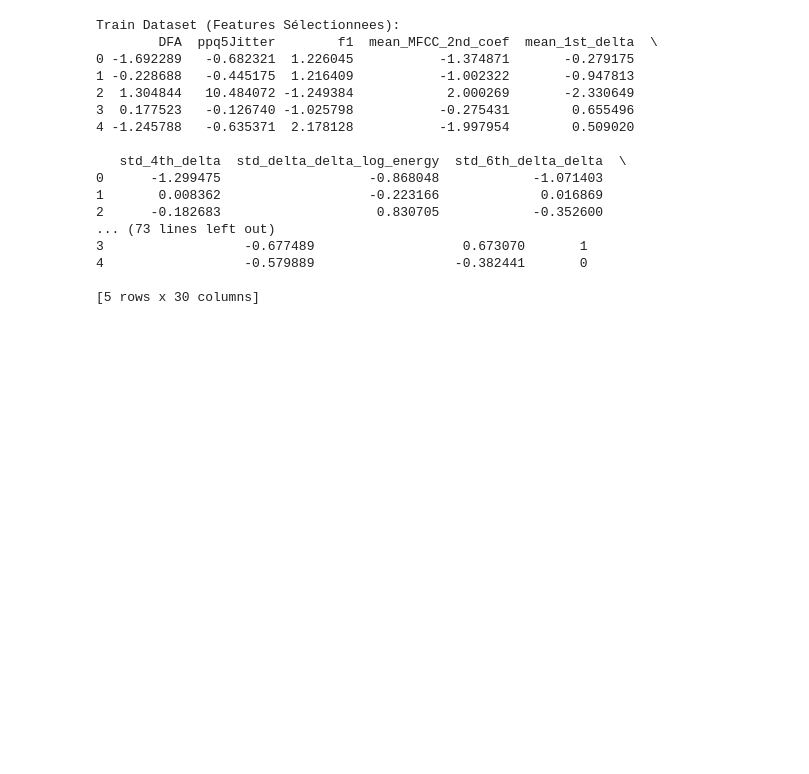
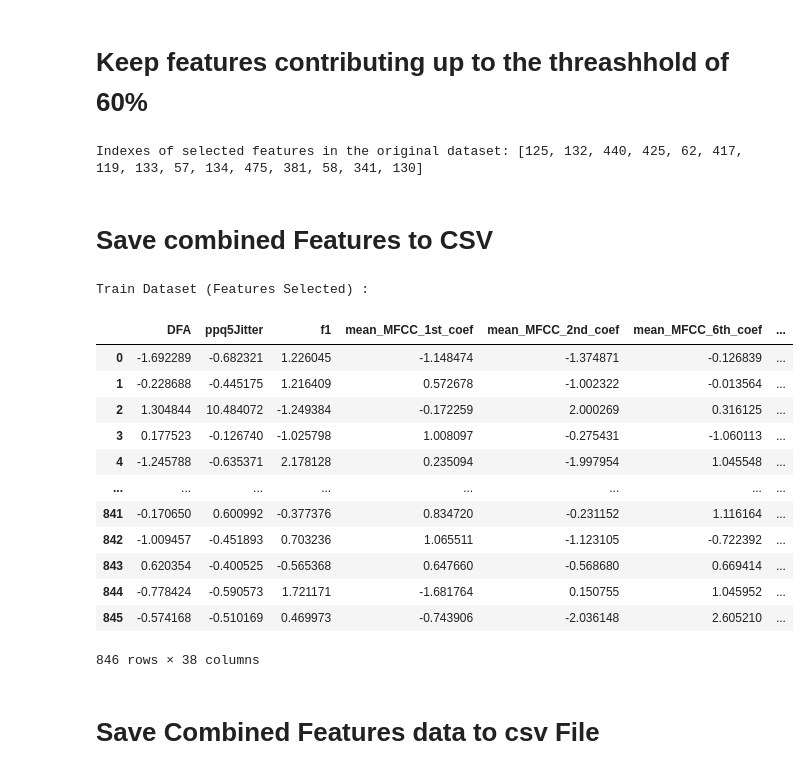
Before and after one commit to abdelaziz-belhachmi/Parkinson_Disease_Classification, a Jupyter notebook: notebooks/Preprocessing/feature_extraction.ipynb, the cells around one changed output. Drawn from its saved outputs; the diff is of its cells as text; code cells hidden in the pictures; blank space fills up the shorter version.

Commit message:
Combined Features + Cleaned Project Structure

```diff
--- a/notebooks/Preprocessing/feature_extraction.ipynb
+++ b/notebooks/Preprocessing/feature_extraction.ipynb
@@ -124,34 +239,52 @@ plt.show()
+# %% [markdown]
+# Keep features contributing up to the threashhold of 60%
+# %%
+selected_features = shap_importance_df_reduced[
+    shap_importance_df_reduced["Cumulative Contribution"] <= 0.45
+]["Feature"]
+
+# Final reduced dataset
+X_train_reduced2 = X_train_reduced1[selected_features]
+X_test_reduced2 = X_test_reduced1[selected_features]
+
+# Get the feature names from the reduced dataset
+selected_features_Shap = X_train_reduced2.columns
+
+# Get the indexes of these features in the original dataset
+selected_feature_indexes_Using_Shap= [X.columns.get_loc(feature) for feature in selected_features_Shap]
+
+# Print the selected indexes
+print("Indexes of selected features in the original dataset:", selected_feature_indexes_Using_Shap)
+# %% [output]
+Indexes of selected features in the original dataset: [125, 132, 440, 425, 62, 417, 119, 133, 57, 134, 475, 381, 58, 341, 130]
+# %% [markdown]
+# Save combined Features to CSV
 # %%
-combined_indices = set(indices_after_filter) | set(indices_afer_embeded)
+combined_indices = set(indices_after_filter) | set(indices_afer_embeded) | set(selected_feature_indexes_Using_Shap)
+
 combined_indices = sorted(list(combined_indices))
 X_train_selected = X.iloc[:, combined_indices]
 X_test_selected = X_test.iloc[:, combined_indices]
 
 train_filtered = pd.concat([X_train_selected, y.reset_index(drop=True)], axis=1)
 test_filtered = pd.concat([X_test_selected, y_test.reset_index(drop=True)], axis=1)
 
-print("Train Dataset (Features Selected):")
-print(train_filtered.head())
-
-
-
-#train_filtered.to_csv("../data/processed/train_filtered.csv", index=False)
-#test_filtered.to_csv("../data/processed/test_filtered.csv", index=False)
+print("Train Dataset (Features Selected) :")
+train_filtered
 # %% [output]
-Train Dataset (Features Sélectionnees):
-        DFA  ppq5Jitter        f1  mean_MFCC_2nd_coef  mean_1st_delta  \
-0 -1.692289   -0.682321  1.226045           -1.374871       -0.279175
-1 -0.228688   -0.445175  1.216409           -1.002322       -0.947813
-2  1.304844   10.484072 -1.249384            2.000269       -2.330649
-3  0.177523   -0.126740 -1.025798           -0.275431        0.655496
-4 -1.245788   -0.635371  2.178128           -1.997954        0.509020
-
-   std_4th_delta  std_delta_delta_log_energy  std_6th_delta_delta  \
-0      -1.299475                   -0.868048            -1.071403
-1       0.008362                   -0.223166             0.016869
-2      -0.182683                    0.830705            -0.352600
-... (73 lines left out)
-3                  -0.677489                   0.673070       1
-4                  -0.579889                  -0.382441       0
-
-[5 rows x 30 columns]
+Train Dataset (Features Selected) :
+|  | DFA | ppq5Jitter | f1 | mean_MFCC_1st_coef | mean_MFCC_2nd_coef | mean_MFCC_6th_coef | ... |
+| 0 | -1.692289 | -0.682321 | 1.226045 | -1.148474 | -1.374871 | -0.126839 | ... |
+| 1 | -0.228688 | -0.445175 | 1.216409 | 0.572678 | -1.002322 | -0.013564 | ... |
+| 2 | 1.304844 | 10.484072 | -1.249384 | -0.172259 | 2.000269 | 0.316125 | ... |
+| 3 | 0.177523 | -0.126740 | -1.025798 | 1.008097 | -0.275431 | -1.060113 | ... |
+| 4 | -1.245788 | -0.635371 | 2.178128 | 0.235094 | -1.997954 | 1.045548 | ... |
+| ... | ... | ... | ... | ... | ... | ... | ... |
+| 841 | -0.170650 | 0.600992 | -0.377376 | 0.834720 | -0.231152 | 1.116164 | ... |
+| 842 | -1.009457 | -0.451893 | 0.703236 | 1.065511 | -1.123105 | -0.722392 | ... |
+| 843 | 0.620354 | -0.400525 | -0.565368 | 0.647660 | -0.568680 | 0.669414 | ... |
+| 844 | -0.778424 | -0.590573 | 1.721171 | -1.681764 | 0.150755 | 1.045952 | ... |
+| 845 | -0.574168 | -0.510169 | 0.469973 | -0.743906 | -2.036148 | 2.605210 | ... |
+846 rows × 38 columns
+# %% [markdown]
+# Save Combined Features data to csv File
```
Also changed, not shown: parts of 36 cells of this notebook, 16 other files.
